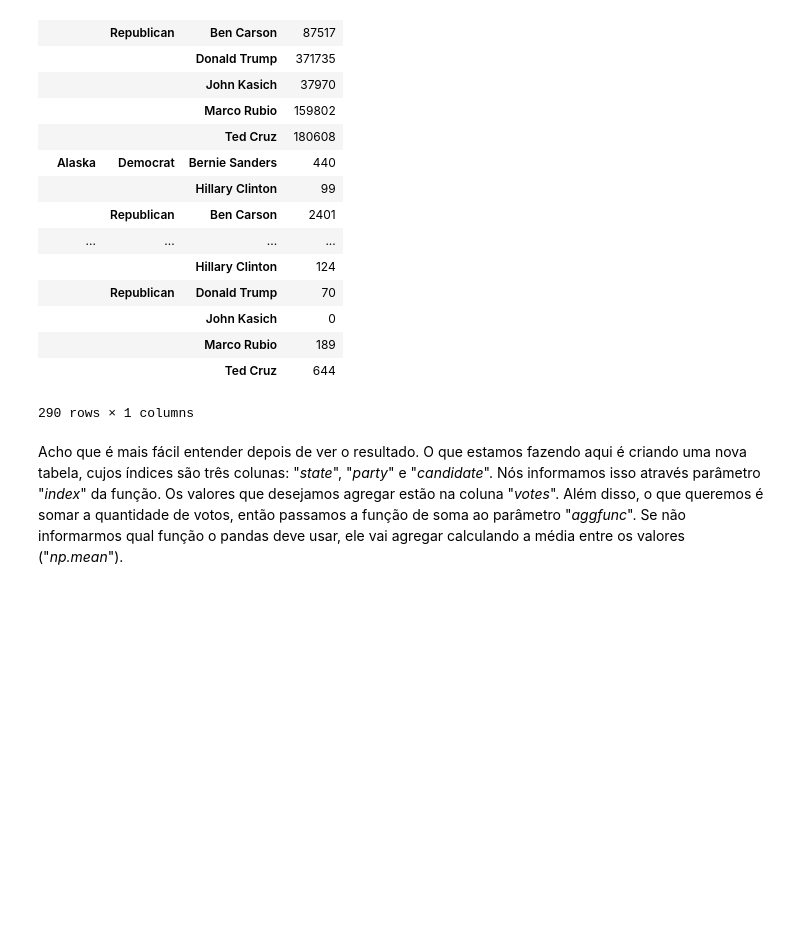
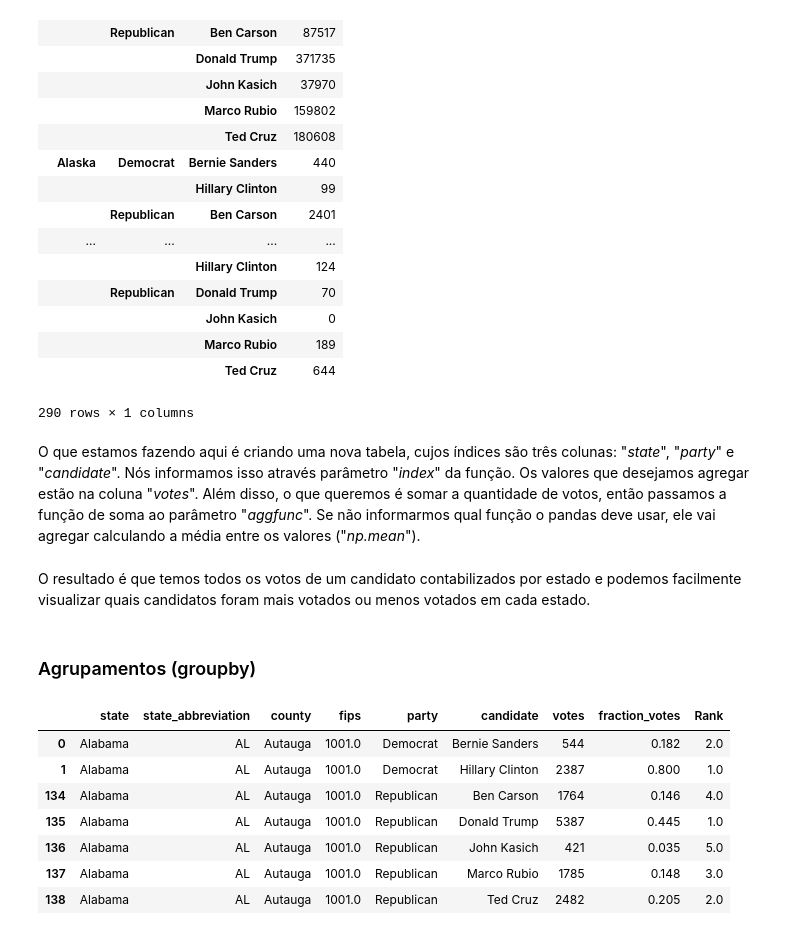
Before and after one commit to andersonberg/blog, a Jupyter notebook: content/notebooks/pandas-data-analysis.ipynb, the cells around one changed output. Saved outputs shown, nothing was run; the diff lists cells and outputs as text; code cells hidden in the pictures; blank space fills up the shorter version.

```diff
--- a/content/notebooks/pandas-data-analysis.ipynb
+++ b/content/notebooks/pandas-data-analysis.ipynb
@@ -72,4 +74,20 @@ votos_candidato
 |  |  | Ted Cruz | 644 |
 290 rows × 1 columns
 # %% [markdown]
-Acho que é mais fácil entender depois de ver o resultado. O que estamos fazendo aqui é criando uma nova tabela, cujos índices são três colunas: "*state*", "*party*" e "*candidate*". Nós informamos isso através parâmetro "*index*" da função. Os valores que desejamos agregar estão na coluna "*votes*". Além disso, o que queremos é somar a quantidade de votos, então passamos a função de soma ao parâmetro "*aggfunc*". Se não informarmos qual função o pandas deve usar, ele vai agregar calculando a média entre os valores ("*np.mean*").
+O que estamos fazendo aqui é criando uma nova tabela, cujos índices são três colunas: "*state*", "*party*" e "*candidate*". Nós informamos isso através parâmetro "*index*" da função. Os valores que desejamos agregar estão na coluna "*votes*". Além disso, o que queremos é somar a quantidade de votos, então passamos a função de soma ao parâmetro "*aggfunc*". Se não informarmos qual função o pandas deve usar, ele vai agregar calculando a média entre os valores ("*np.mean*").
+# %% [markdown]
+O resultado é que temos todos os votos de um candidato contabilizados por estado e podemos facilmente visualizar quais candidatos foram mais votados ou menos votados em cada estado.
+# %% [markdown]
+### Agrupamentos (groupby)
+# %%
+election_data['Rank'] = election_data.groupby(['county', 'party'])['votes'].rank(ascending=False)
+election_data[election_data['county']=='Autauga']
+# %% [output]
+|  | state | state_abbreviation | county | fips | party | candidate | votes | fraction_votes | Rank |
+| 0 | Alabama | AL | Autauga | 1001.0 | Democrat | Bernie Sanders | 544 | 0.182 | 2.0 |
+| 1 | Alabama | AL | Autauga | 1001.0 | Democrat | Hillary Clinton | 2387 | 0.800 | 1.0 |
+| 134 | Alabama | AL | Autauga | 1001.0 | Republican | Ben Carson | 1764 | 0.146 | 4.0 |
+| 135 | Alabama | AL | Autauga | 1001.0 | Republican | Donald Trump | 5387 | 0.445 | 1.0 |
+| 136 | Alabama | AL | Autauga | 1001.0 | Republican | John Kasich | 421 | 0.035 | 5.0 |
+| 137 | Alabama | AL | Autauga | 1001.0 | Republican | Marco Rubio | 1785 | 0.148 | 3.0 |
+| 138 | Alabama | AL | Autauga | 1001.0 | Republican | Ted Cruz | 2482 | 0.205 | 2.0 |
```
Also changed, not shown: parts of 4 cells of this notebook.
